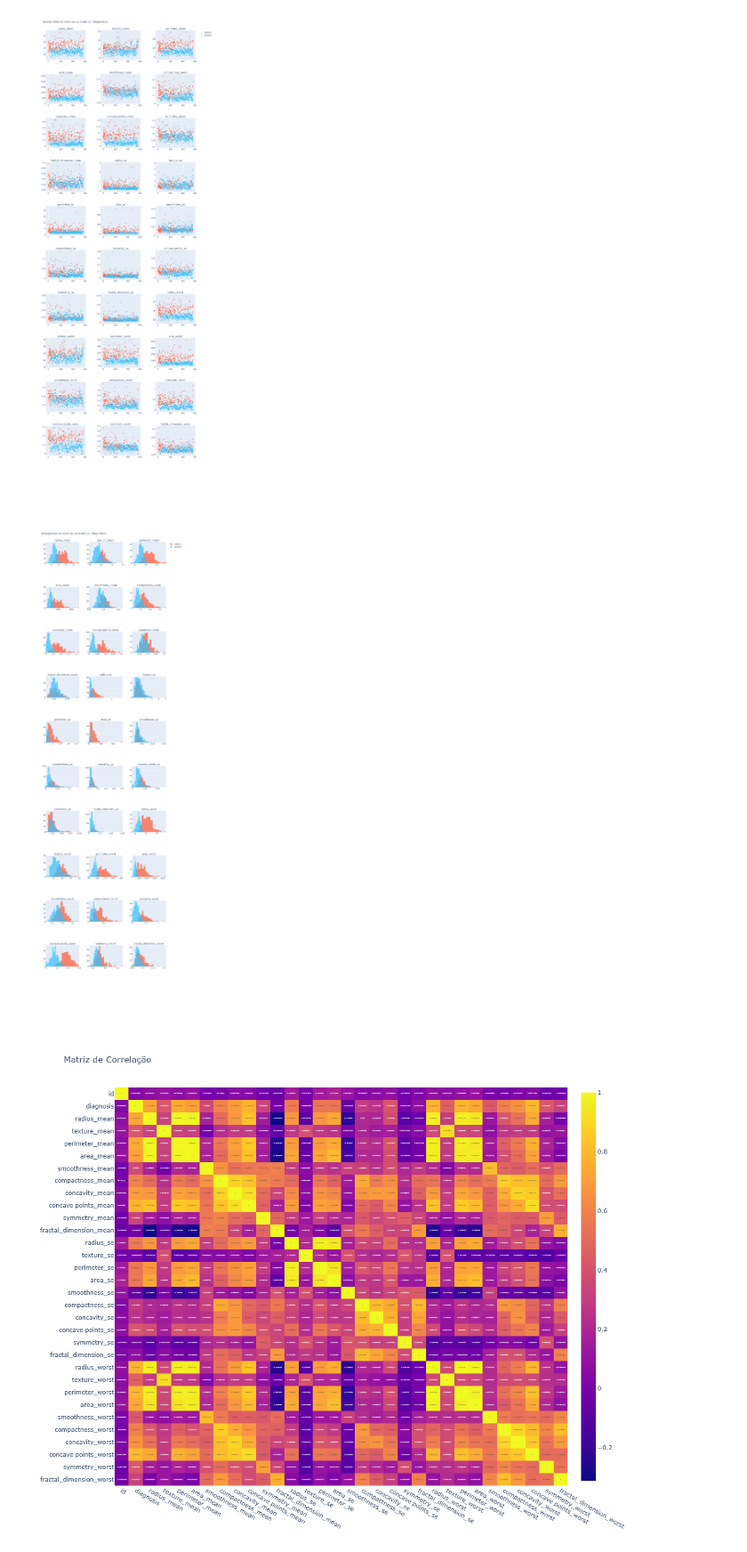
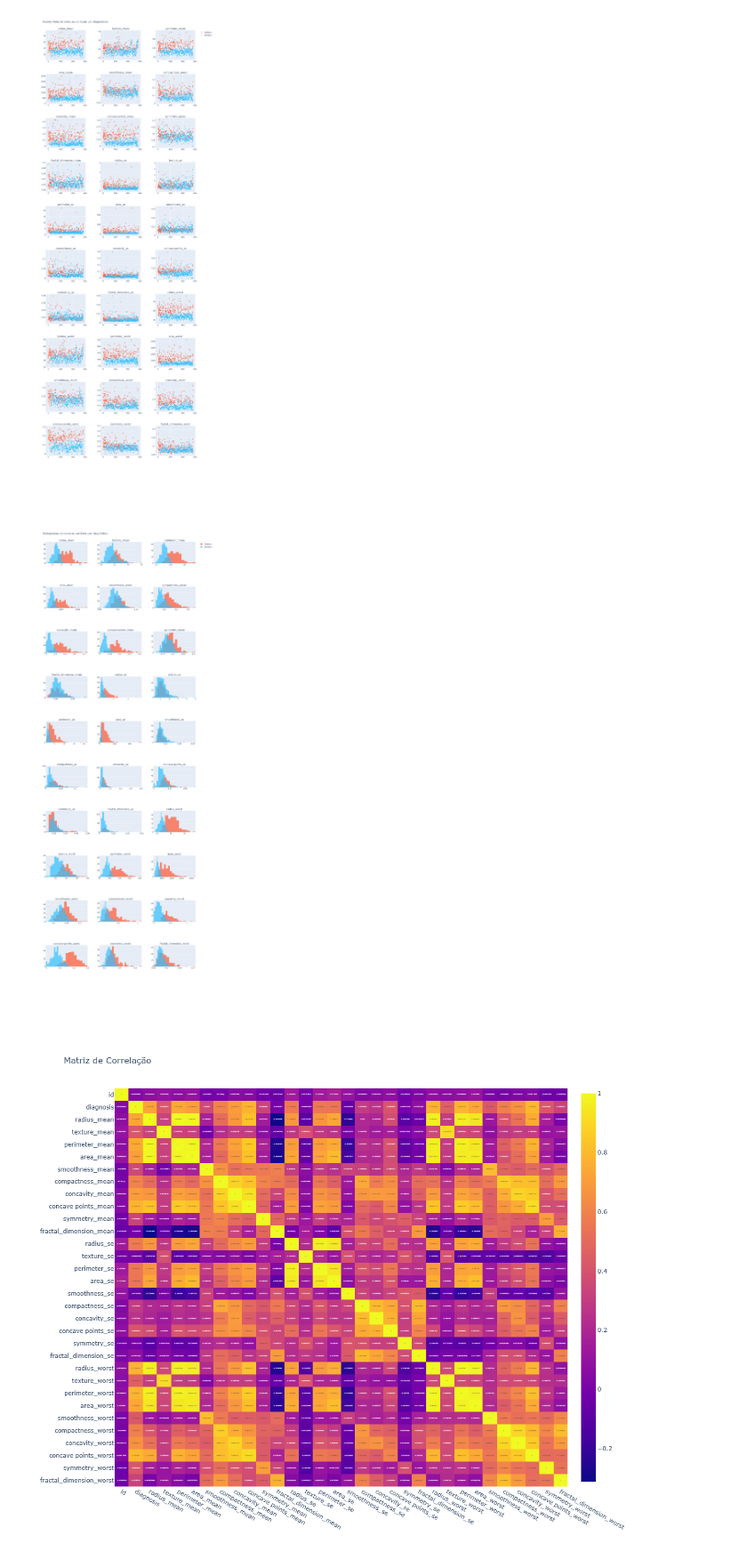
Before and after one commit to KauaHenSilva/trabalho_topicos_5, a Jupyter notebook: main.ipynb, the cells around one changed output. Shown at 89% size. Drawn from its saved outputs; the diff is of its cells as text; code cells hidden in the pictures.

```diff
--- a/main.ipynb
+++ b/main.ipynb
@@ -125,35 +127,35 @@ fig = make_subplots(
     vertical_spacing=0.05,
     horizontal_spacing=0.08
 )
 
 for idx, coluna in enumerate(df_dataset.columns[2:]):
     row = idx // n_cols + 1
     col = idx % n_cols + 1
 
     for diagnosis in df_dataset['diagnosis'].unique():
         df_filtrado = df_dataset[df_dataset['diagnosis'] == diagnosis]
         fig.add_trace(
             go.Histogram(
                 x=df_filtrado[coluna],
                 name=diagnosis,
                 marker=dict(color=color_maligono if diagnosis == 'Maligno' else color_benigno),
                 opacity=0.7,
                 showlegend=(idx == 0)
             ),
             row=row,
             col=col
         )
 
 fig.update_layout(
     height=300 * n_rows,
-    width=1000,
+    width=width_graph,
     title_text="Histogramas de todas as variáveis por Diagnóstico",
     showlegend=True,
     barmode='overlay'
 )
 fig.show()
 # %% [output]
-[figure, old version]
+[figure, new version]
 # %%
 # Criar cópia e converter diagnosis para numérico
 df_numeric = df_dataset.copy()
```
Also changed, not shown: parts of 5 cells of this notebook.
